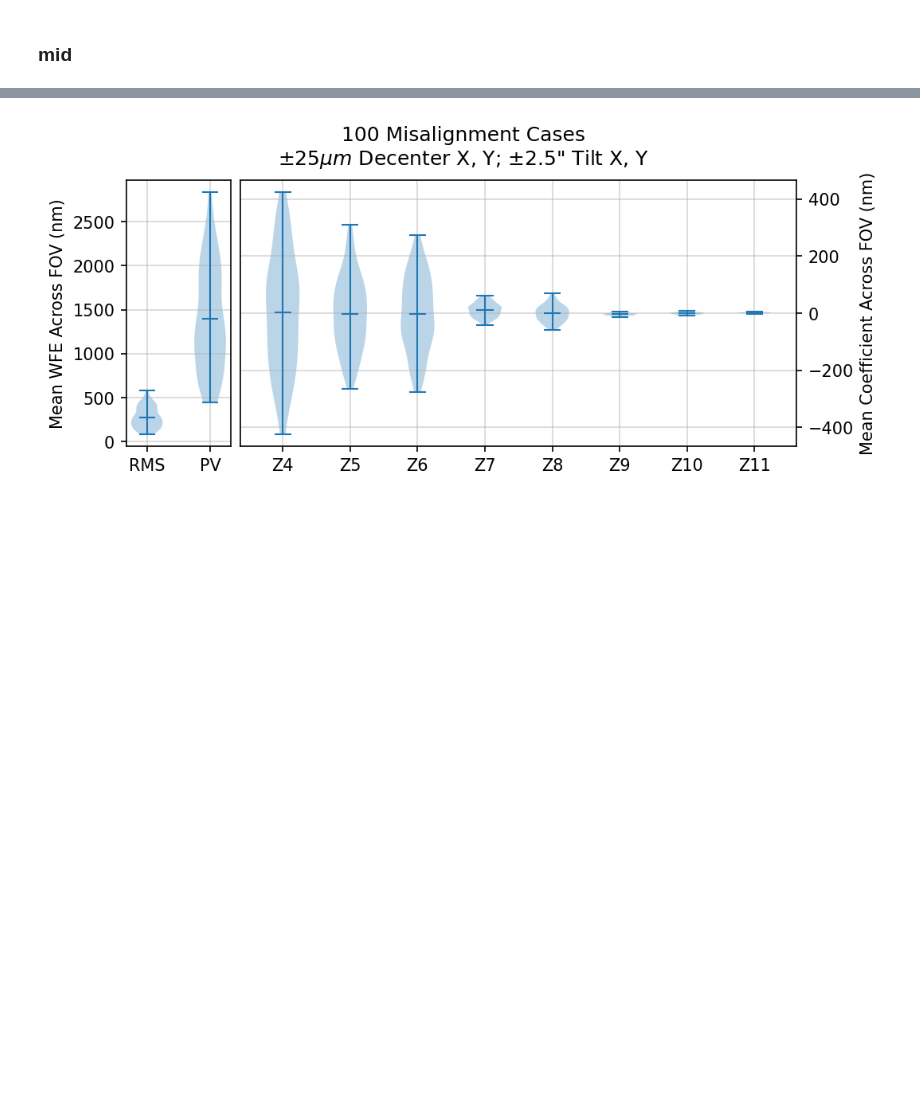
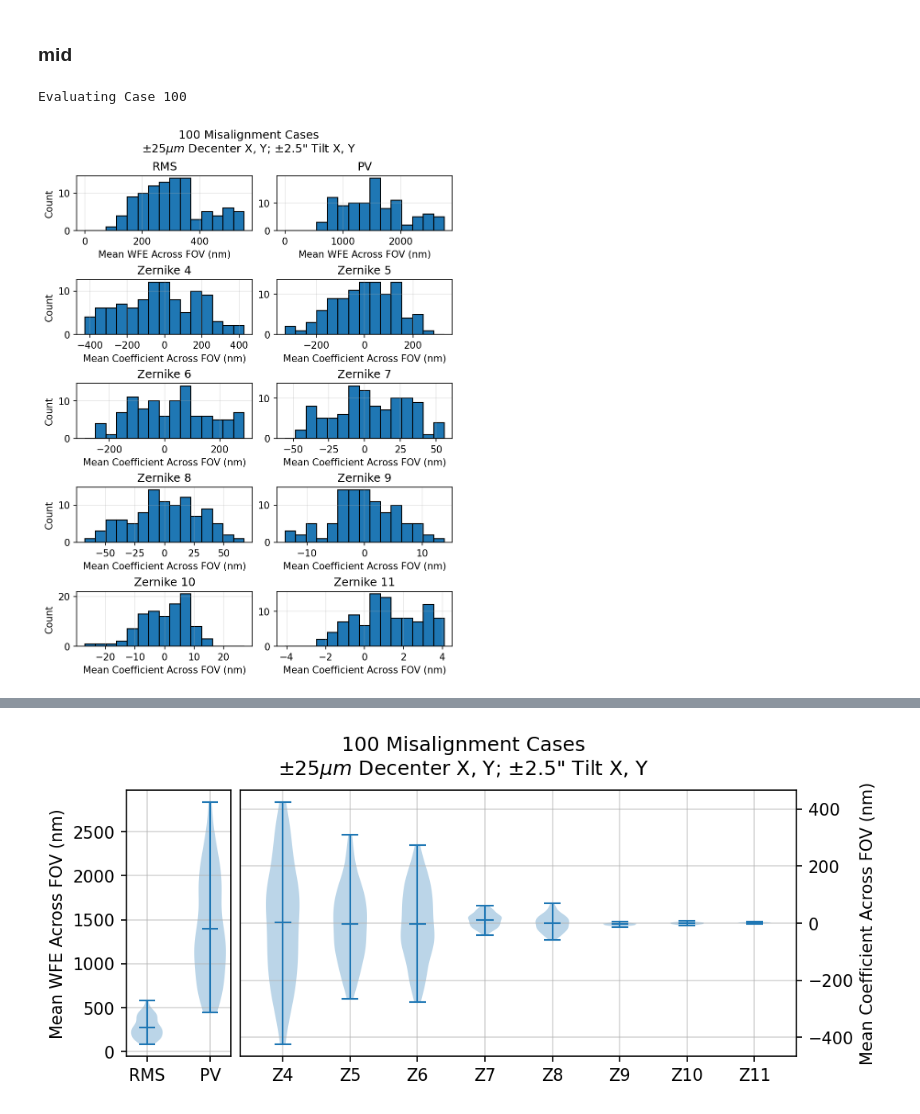
Before and after one commit to zhangderby/ffpr, a Jupyter notebook: generate_misalignment_cases.ipynb, the cells around one changed output, grey strips where cells are left out. Cells and saved outputs as stored; diff of their text form; code cells hidden in the pictures; blank space fills up the shorter version.

```diff
--- a/generate_misalignment_cases.ipynb
+++ b/generate_misalignment_cases.ipynb
@@ -235,5 +237,5 @@ Saved data to:  /home/derbyk/src/ffpr/data/misalignments_cases_100_dec_10um_tilt
 # %%
 x, y = make_xy_grid(shape=pupil.shape, diameter=2 / 0.98)
 r_norm, t = cart_to_polar(x, y)
-nms = [noll_to_nm(i) for i in range(2, 50)]
+nms = [noll_to_nm(i) for i in range(1, 50)]
 zernikes = list(zernike_nm_seq(nms, r_norm, t, norm=True))
@@ -336,3 +381,63 @@ for i, m in enumerate(misalignments):
     mean_rms_per_m[i] = np.mean(rms_per_field)
     mean_pv_per_m[i] = np.mean(pv_per_field)
     coeffs_per_m[i, :] = np.mean(coeffs_per_field, axis=0)
+# %%
+misalignments = utils.load_pickle('/home/derbyk/src/ffpr/data/misalignments_cases_100_dec_50um_tilt_5as.pkl')
+
+mean_rms_per_m = np.zeros(len(misalignments))
+mean_pv_per_m = np.zeros(len(misalignments))
+coeffs_per_m = np.zeros((len(misalignments), 8))
+
+rng = np.random.default_rng(seed=272)
+
+for i, m in enumerate(misalignments):
+
+    inds = rng.integers(low=0, high=fxs_valid.size, size=10)
+    fxs = np.array([fxs_valid[j] for j in inds])
+    fys = np.array([fys_valid[j] for j in inds])
+
+    print(f'Evaluating Case {i + 1:.0f}', end='\r')
+
+    raytrace = Lazuli_stop(M1_dict=m['M1'],
+                            M2_dict=m['M2'],
+                            M3_dict=m['M3'],
+                            M4_dict=m['M4'],
+                            motion_loc=1)
+    mean_rms_per_m[i], mean_pv_per_m[i], coeffs_per_m[i, :] = calc_avg_metrics(sys=raytrace, pup=pup, fxs=fxs, fys=fys, zernikes=zernikes)
+# %% [output]
+Evaluating Case 100
+# %%
+fig, axs = plt.subplots(figsize=(6, 8), dpi=150, nrows=5, ncols=2, layout='constrained')
+
+for i, ax in enumerate(axs.flat):
+    if i == 0:
+        data = mean_rms_per_m.get()
+        label = 'Mean WFE Across FOV (nm)'
+        title = 'RMS'
+        lim = _np.max(_np.abs(data))
+        lims = [0, lim]
+    elif i == 1:
+        data = mean_pv_per_m.get()
+        label = 'Mean WFE Across FOV (nm)'
+        title = 'PV'
+        lim = _np.max(_np.abs(data))
+        lims = [0, lim]
+    else:
+        data = coeffs_per_m[:, i - 2].get()
+        label = 'Mean Coefficient Across FOV (nm)'
+        title = f'Zernike {i + 2:.0f}'
+        lim = _np.max(_np.abs(data))
+        lims = [-lim, lim]
+
+    ax.hist(data, bins=15, edgecolor='k', range=lims)
+    ax.grid(which='both', alpha=0.3)
+    ax.set_xlabel(label)
+    ax.set_title(title)
+    if i % 2 == 0:
+        ax.set_ylabel('Count')
+
+fig.suptitle('100 Misalignment Cases\n$\pm25\mu m$ Decenter X, Y; $\pm2.5$" Tilt X, Y')
+
+plt.savefig('/home/derbyk/src/ffpr/figures/misalignment_stats_dec_50um_tilt_5as_hist.pdf')
+# %% [output]
+[figure, added]
```
Also changed, not shown: parts of 9 cells of this notebook, 13 other files.
